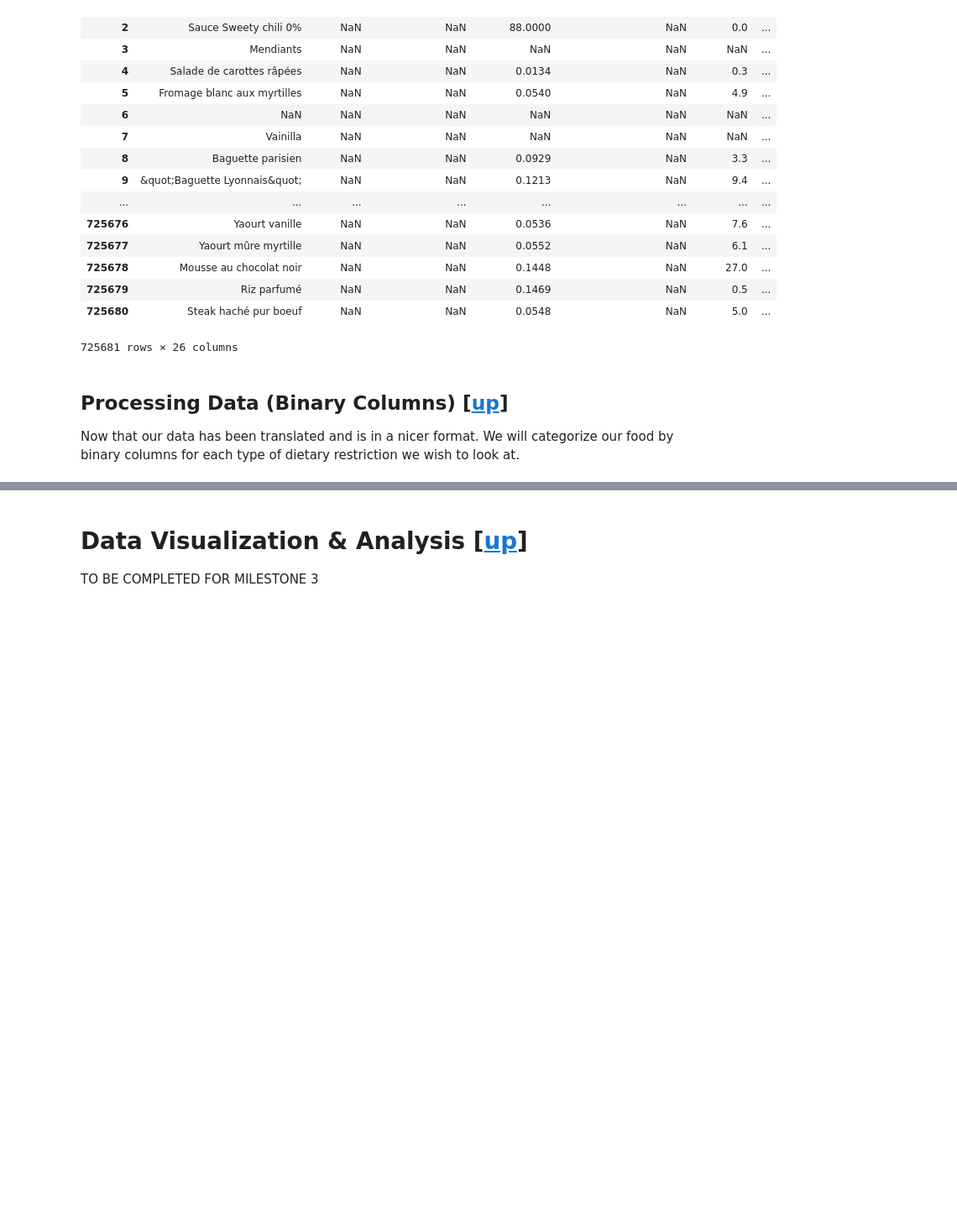
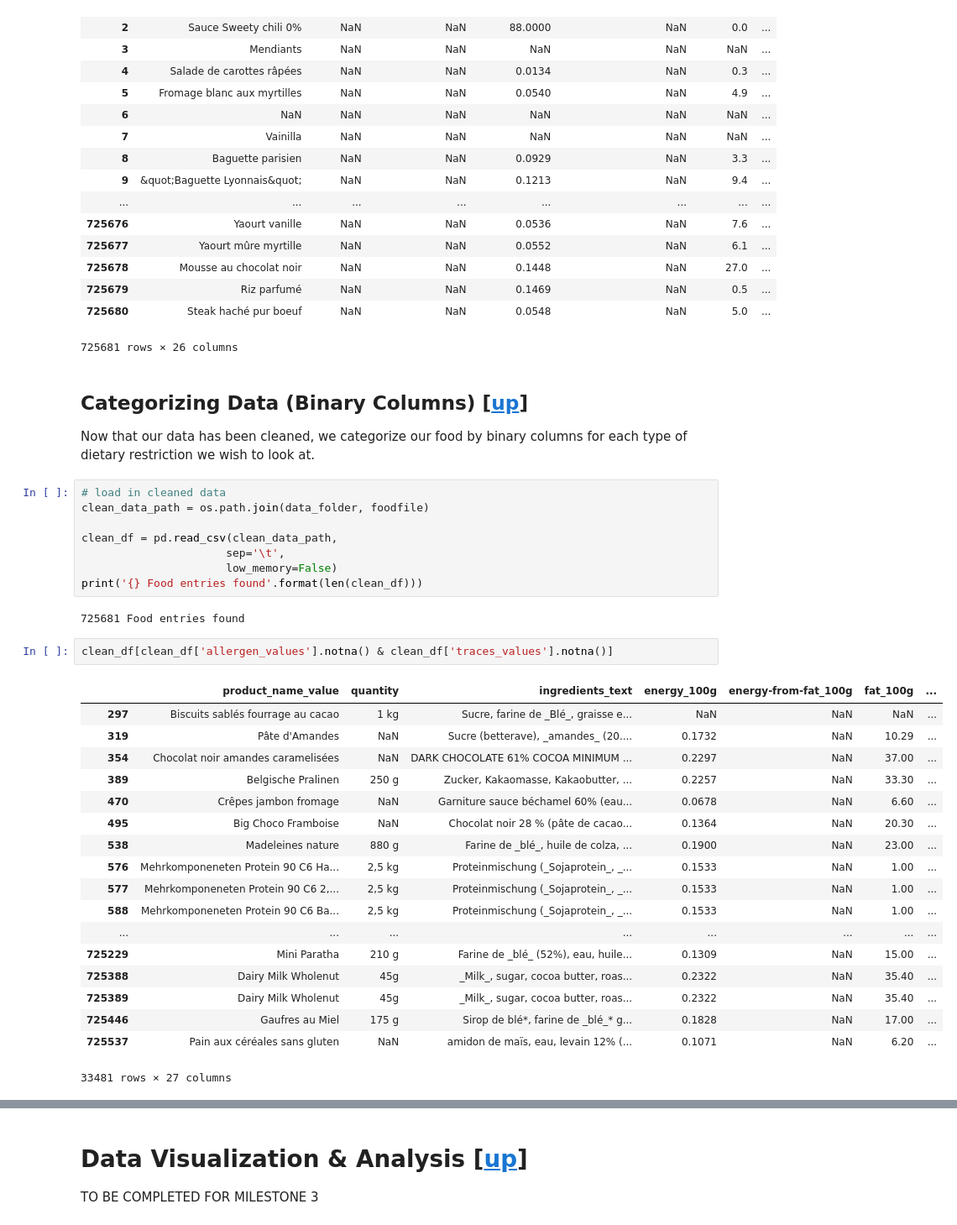
Before and after one commit to celine-y/open_food_facts, a Jupyter notebook: project.ipynb, the cells around one changed output, grey strips where cells are left out. Shown at 84% size. Cells and saved outputs as stored; diff of their text form; blank space fills up the shorter version.

```diff
--- a/project.ipynb
+++ b/project.ipynb
@@ -1857,5 +1859,36 @@ food_fats_df
 | 725680 | Steak haché pur boeuf | NaN | NaN | 0.0548 | NaN | 5.0 | ... |
 725681 rows × 26 columns
 # %% [markdown]
-## Processing Data (Binary Columns) <a id="processing_data"></a> [[up](#Table-of-Contents)]
-Now that our data has been translated and is in a nicer format. We will categorize our food by binary columns for each type of dietary restriction we wish to look at.
+## Categorizing Data (Binary Columns) <a id="categorizing_data"></a> [[up](#Table-of-Contents)]
+Now that our data has been cleaned, we categorize our food by binary columns for each type of dietary restriction we wish to look at.
+# %%
+# load in cleaned data
+clean_data_path = os.path.join(data_folder, foodfile)
+
+clean_df = pd.read_csv(clean_data_path,
+                      sep='\t',
+                      low_memory=False)
+print('{} Food entries found'.format(len(clean_df)))
+# %% [output]
+725681 Food entries found
+# %%
+clean_df[clean_df['allergen_values'].notna() & clean_df['traces_values'].notna()]
+# %% [output]
+|  | product_name_value | quantity | ingredients_text | energy_100g | energy-from-fat_100g | fat_100g | ... |
+| 297 | Biscuits sablés fourrage au cacao | 1 kg | Sucre, farine de _Blé_, graisse e... | NaN | NaN | NaN | ... |
+| 319 | Pâte d'Amandes | NaN | Sucre (betterave), _amandes_ (20.... | 0.1732 | NaN | 10.29 | ... |
+| 354 | Chocolat noir amandes caramelisées | NaN | DARK CHOCOLATE 61% COCOA MINIMUM ... | 0.2297 | NaN | 37.00 | ... |
+| 389 | Belgische Pralinen | 250 g | Zucker, Kakaomasse, Kakaobutter, ... | 0.2257 | NaN | 33.30 | ... |
+| 470 | Crêpes jambon fromage | NaN | Garniture sauce béchamel 60% (eau... | 0.0678 | NaN | 6.60 | ... |
+| 495 | Big Choco Framboise | NaN | Chocolat noir 28 % (pâte de cacao... | 0.1364 | NaN | 20.30 | ... |
+| 538 | Madeleines nature | 880 g | Farine de _blé_, huile de colza, ... | 0.1900 | NaN | 23.00 | ... |
+| 576 | Mehrkomponeneten Protein 90 C6 Ha... | 2,5 kg | Proteinmischung (_Sojaprotein_, _... | 0.1533 | NaN | 1.00 | ... |
+| 577 | Mehrkomponeneten Protein 90 C6 2,... | 2,5 kg | Proteinmischung (_Sojaprotein_, _... | 0.1533 | NaN | 1.00 | ... |
+| 588 | Mehrkomponeneten Protein 90 C6 Ba... | 2,5 kg | Proteinmischung (_Sojaprotein_, _... | 0.1533 | NaN | 1.00 | ... |
+| ... | ... | ... | ... | ... | ... | ... | ... |
+| 725229 | Mini Paratha | 210 g | Farine de _blé_ (52%), eau, huile... | 0.1309 | NaN | 15.00 | ... |
+| 725388 | Dairy Milk Wholenut | 45g | _Milk_, sugar, cocoa butter, roas... | 0.2322 | NaN | 35.40 | ... |
+| 725389 | Dairy Milk Wholenut | 45g | _Milk_, sugar, cocoa butter, roas... | 0.2322 | NaN | 35.40 | ... |
+| 725446 | Gaufres au Miel | 175 g | Sirop de blé*, farine de _blé_* g... | 0.1828 | NaN | 17.00 | ... |
+| 725537 | Pain aux céréales sans gluten | NaN | amidon de maïs, eau, levain 12% (... | 0.1071 | NaN | 6.20 | ... |
+33481 rows × 27 columns
```
Also changed, not shown: parts of 5 cells of this notebook.
